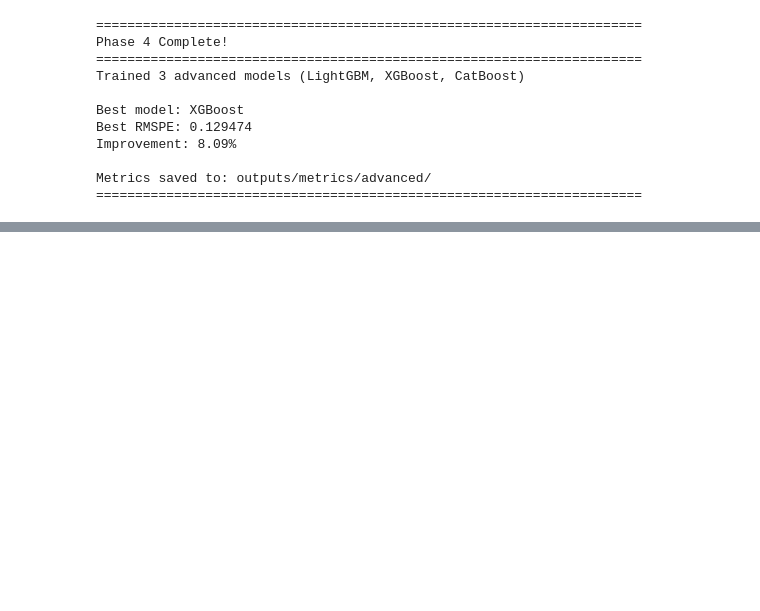
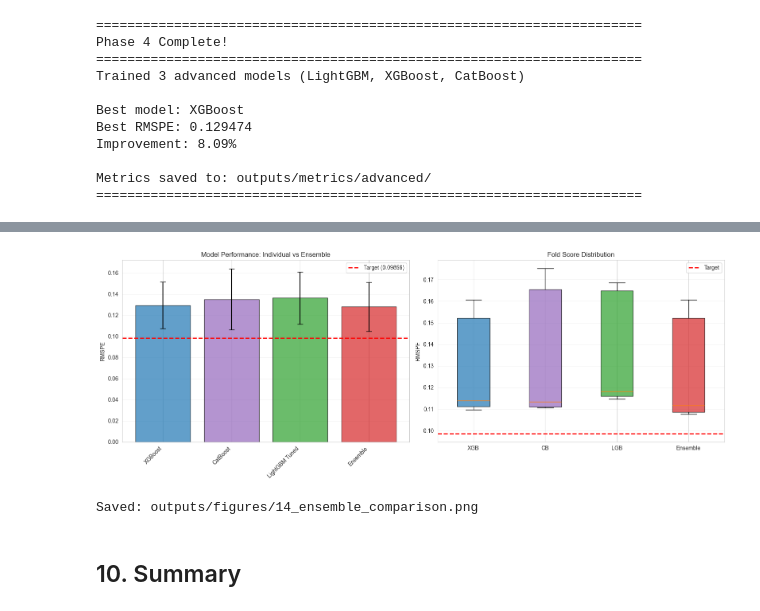
Before and after one commit to bradleyboehmke/rossmann-forecasting, a Jupyter notebook: notebooks/04-advanced-models-and-ensembles.ipynb, the cells around one changed output, grey strips where cells are left out. Cells and saved outputs as stored; diff of their text form; code cells hidden in the pictures; blank space fills up the shorter version.

```diff
--- a/notebooks/04-advanced-models-and-ensembles.ipynb
+++ b/notebooks/04-advanced-models-and-ensembles.ipynb
@@ -530,0 +681,51 @@ Metrics saved to: outputs/metrics/advanced/
+# %%
+# Visualize ensemble vs individual models
+fig, axes = plt.subplots(1, 2, figsize=(16, 6))
+
+# Bar plot - add ensemble to comparison
+ax = axes[0]
+models_with_ensemble = list(comparison_df["Model"][:3]) + ["Ensemble"]
+means_with_ensemble = list(comparison_df["Mean RMSPE"][:3]) + [ensemble_mean]
+stds_with_ensemble = list(comparison_df["Std RMSPE"][:3]) + [ensemble_std]
+colors_ensemble = ["#1f77b4", "#9467bd", "#2ca02c", "#d62728"]
+
+ax.bar(range(len(models_with_ensemble)), means_with_ensemble, yerr=stds_with_ensemble,
+       capsize=5, alpha=0.7, edgecolor="black", color=colors_ensemble)
+ax.set_xticks(range(len(models_with_ensemble)))
+ax.set_xticklabels(models_with_ensemble, rotation=45, ha="right")
+ax.set_ylabel("RMSPE")
+ax.set_title("Model Performance: Individual vs Ensemble")
+ax.axhline(y=0.09856, color="red", linestyle="--", label="Target (0.09856)", linewidth=2)
+ax.legend()
+ax.grid(True, alpha=0.3, axis="y")
+
+# Box plot - fold score distributions
+ax = axes[1]
+fold_scores_ensemble = [
+    [float(s) for s in xgb_results_json["fold_scores"]],
+    [float(s) for s in cb_results_json["fold_scores"]],
+    [float(s) for s in lgb_tuned_results_json["fold_scores"]],
+    ensemble_fold_scores
+]
+bp = ax.boxplot(fold_scores_ensemble, labels=["XGB", "CB", "LGB", "Ensemble"],
+                patch_artist=True)
+
+for patch, color in zip(bp["boxes"], colors_ensemble):
+    patch.set_facecolor(color)
+    patch.set_alpha(0.7)
+
+ax.set_ylabel("RMSPE")
+ax.set_title("Fold Score Distribution")
+ax.axhline(y=0.09856, color="red", linestyle="--", label="Target", linewidth=2)
+ax.legend()
+ax.grid(True, alpha=0.3, axis="y")
+
+plt.tight_layout()
+plt.savefig("../outputs/figures/14_ensemble_comparison.png", dpi=300, bbox_inches="tight")
+plt.show()
+print("Saved: outputs/figures/14_ensemble_comparison.png")
+# %% [output]
+[figure, added]
+Saved: outputs/figures/14_ensemble_comparison.png
+# %% [markdown]
+## 10. Summary
```
Also changed, not shown: parts of 4 cells of this notebook, 1 other file.
